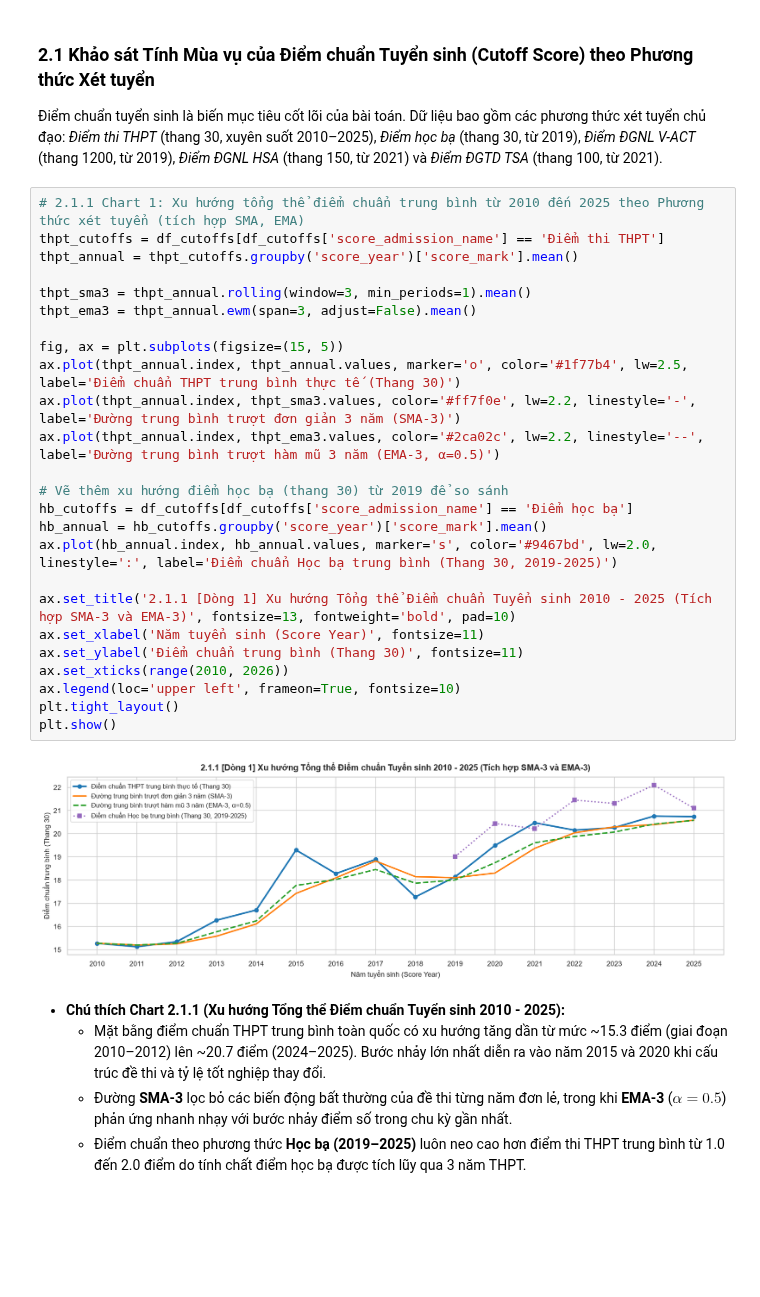
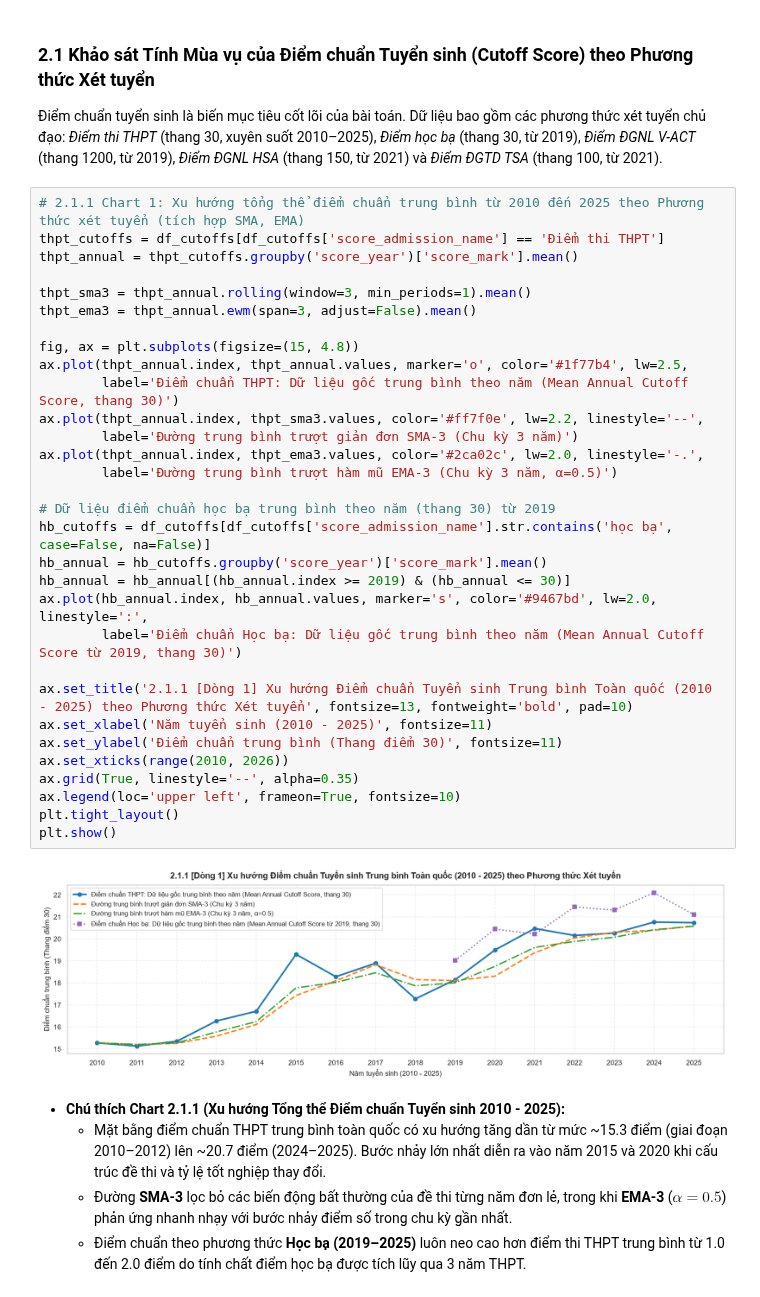
Before and after one commit to MinhQuan805/IS405.R11-Big-Data, a Jupyter notebook: scripts-processing/notebooks/feature-analysis-and-model-proposal.ipynb, the cells around one changed output. Drawn from its saved outputs; the diff is of its cells as text; blank space fills up the shorter version.

```diff
--- a/scripts-processing/notebooks/feature-analysis-and-model-proposal.ipynb
+++ b/scripts-processing/notebooks/feature-analysis-and-model-proposal.ipynb
@@ -225,30 +225,36 @@ Tuân thủ nguyên tắc trực quan hóa chi tiết:
 # %%
 # 2.1.1 Chart 1: Xu hướng tổng thể điểm chuẩn trung bình từ 2010 đến 2025 theo Phương thức xét tuyển (tích hợp SMA, EMA)
 thpt_cutoffs = df_cutoffs[df_cutoffs['score_admission_name'] == 'Điểm thi THPT']
 thpt_annual = thpt_cutoffs.groupby('score_year')['score_mark'].mean()
 
 thpt_sma3 = thpt_annual.rolling(window=3, min_periods=1).mean()
 thpt_ema3 = thpt_annual.ewm(span=3, adjust=False).mean()
 
-fig, ax = plt.subplots(figsize=(15, 5))
-ax.plot(thpt_annual.index, thpt_annual.values, marker='o', color='#1f77b4', lw=2.5, label='Điểm chuẩn THPT trung bình thực tế (Thang 30)')
-ax.plot(thpt_annual.index, thpt_sma3.values, color='#ff7f0e', lw=2.2, linestyle='-', label='Đường trung bình trượt đơn giản 3 năm (SMA-3)')
-ax.plot(thpt_annual.index, thpt_ema3.values, color='#2ca02c', lw=2.2, linestyle='--', label='Đường trung bình trượt hàm mũ 3 năm (EMA-3, α=0.5)')
+fig, ax = plt.subplots(figsize=(15, 4.8))
+ax.plot(thpt_annual.index, thpt_annual.values, marker='o', color='#1f77b4', lw=2.5,
+        label='Điểm chuẩn THPT: Dữ liệu gốc trung bình theo năm (Mean Annual Cutoff Score, thang 30)')
+ax.plot(thpt_annual.index, thpt_sma3.values, color='#ff7f0e', lw=2.2, linestyle='--',
+        label='Đường trung bình trượt giản đơn SMA-3 (Chu kỳ 3 năm)')
+ax.plot(thpt_annual.index, thpt_ema3.values, color='#2ca02c', lw=2.0, linestyle='-.',
+        label='Đường trung bình trượt hàm mũ EMA-3 (Chu kỳ 3 năm, α=0.5)')
 
-# Vẽ thêm xu hướng điểm học bạ (thang 30) từ 2019 để so sánh
-hb_cutoffs = df_cutoffs[df_cutoffs['score_admission_name'] == 'Điểm học bạ']
+# Dữ liệu điểm chuẩn học bạ trung bình theo năm (thang 30) từ 2019
+hb_cutoffs = df_cutoffs[df_cutoffs['score_admission_name'].str.contains('học bạ', case=False, na=False)]
 hb_annual = hb_cutoffs.groupby('score_year')['score_mark'].mean()
-ax.plot(hb_annual.index, hb_annual.values, marker='s', color='#9467bd', lw=2.0, linestyle=':', label='Điểm chuẩn Học bạ trung bình (Thang 30, 2019-2025)')
+hb_annual = hb_annual[(hb_annual.index >= 2019) & (hb_annual <= 30)]
+ax.plot(hb_annual.index, hb_annual.values, marker='s', color='#9467bd', lw=2.0, linestyle=':',
+        label='Điểm chuẩn Học bạ: Dữ liệu gốc trung bình theo năm (Mean Annual Cutoff Score từ 2019, thang 30)')
 
-ax.set_title('2.1.1 [Dòng 1] Xu hướng Tổng thể Điểm chuẩn Tuyển sinh 2010 - 2025 (Tích hợp SMA-3 và EMA-3)', fontsize=13, fontweight='bold', pad=10)
-ax.set_xlabel('Năm tuyển sinh (Score Year)', fontsize=11)
-ax.set_ylabel('Điểm chuẩn trung bình (Thang 30)', fontsize=11)
+ax.set_title('2.1.1 [Dòng 1] Xu hướng Điểm chuẩn Tuyển sinh Trung bình Toàn quốc (2010 - 2025) theo Phương thức Xét tuyển', fontsize=13, fontweight='bold', pad=10)
+ax.set_xlabel('Năm tuyển sinh (2010 - 2025)', fontsize=11)
+ax.set_ylabel('Điểm chuẩn trung bình (Thang điểm 30)', fontsize=11)
 ax.set_xticks(range(2010, 2026))
+ax.grid(True, linestyle='--', alpha=0.35)
 ax.legend(loc='upper left', frameon=True, fontsize=10)
 plt.tight_layout()
 plt.show()
 # %% [output]
-[figure, old version]
+[figure, new version]
 # %% [markdown]
 * **Chú thích Chart 2.1.1 (Xu hướng Tổng thể Điểm chuẩn Tuyển sinh 2010 - 2025):**
   - Mặt bằng điểm chuẩn THPT trung bình toàn quốc có xu hướng tăng dần từ mức ~15.3 điểm (giai đoạn 2010–2012) lên ~20.7 điểm (2024–2025). Bước nhảy lớn nhất diễn ra vào năm 2015 và 2020 khi cấu trúc đề thi và tỷ lệ tốt nghiệp thay đổi.
```
Also changed, not shown: parts of 17 cells of this notebook.
